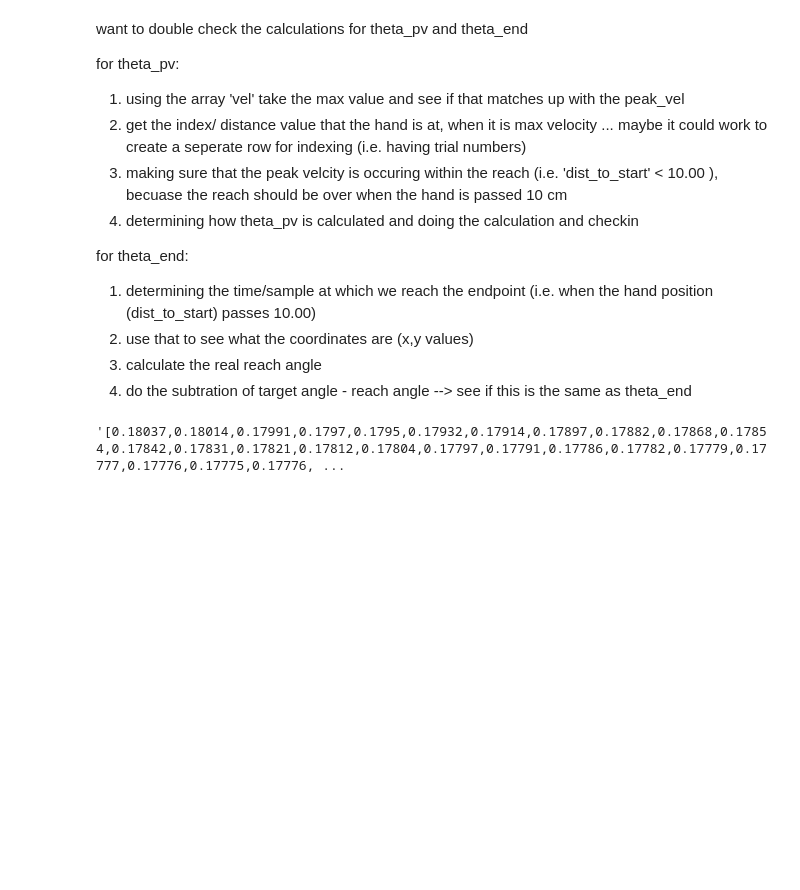
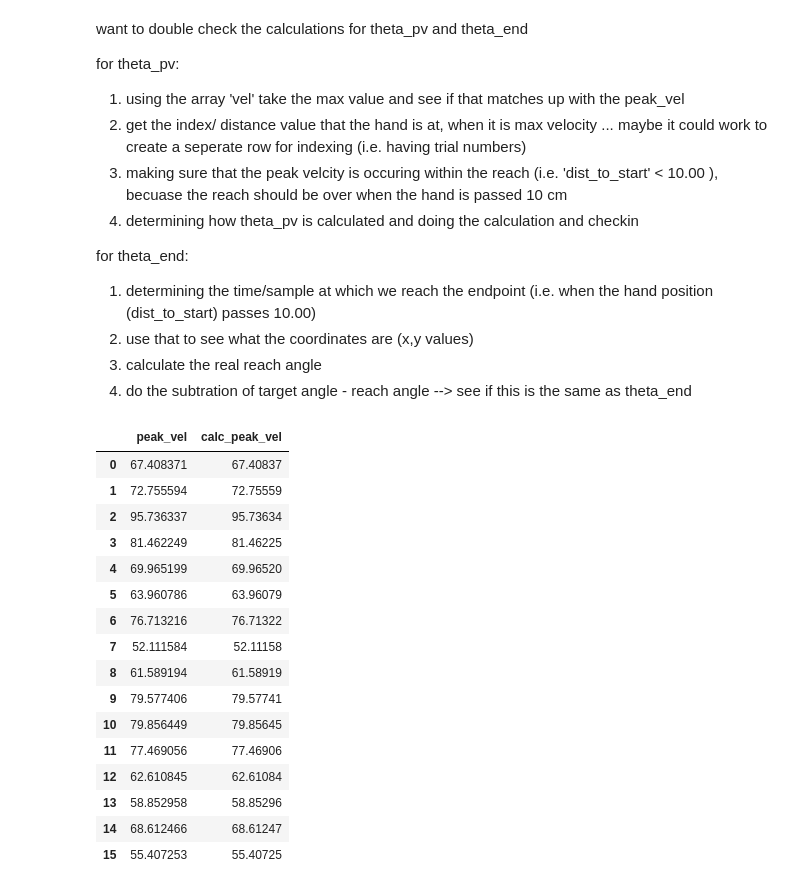
Before and after one commit to abbysun4/UDLR_study, a Jupyter notebook: UDLR_ver1/check_angle_calc/analysis_check_angle_calc.ipynb, the cells around one changed output. Saved outputs shown, nothing was run; the diff lists cells and outputs as text; code cells hidden in the pictures; blank space fills up the shorter version.

```diff
--- a/UDLR_ver1/check_angle_calc/analysis_check_angle_calc.ipynb
+++ b/UDLR_ver1/check_angle_calc/analysis_check_angle_calc.ipynb
@@ -31,9 +50,11 @@ for theta_end:
 3. calculate the real reach angle
 4. do the subtration of target angle - reach angle --> see if this is the same as theta_end
 # %%
-trial_1 = df['dist_to_start'][0]
-trial_1
+## convert everything to numpy arrayys
 
-## the sample going from 9.9885 --> 10.0536 is what we are looking for !!
+array_cols = ['vel', 'x', 'y', 'dist_to_start']
+
+for col in array_cols:
+    df[col] = df[col].apply(
+        lambda x: np.array(ast.literal_eval(x))
+    )
-# %% [output]
-'[0.18037,0.18014,0.17991,0.1797,0.1795,0.17932,0.17914,0.17897,0.17882,0.17868,0.17854,0.17842,0.17831,0.17821,0.17812,0.17804,0.17797,0.17791,0.17786,0.17782,0.17779,0.17777,0.17776,0.17775,0.17776, ...
@@ -41,0 +61,23 @@ trial_1
+# %%
+## Find maximum velocity from vel --> equals peak_vel
+
+df['calc_peak_vel'] = df['vel'].apply(np.max)
+df[['peak_vel', 'calc_peak_vel']]
+# %% [output]
+|  | peak_vel | calc_peak_vel |
+| 0 | 67.408371 | 67.40837 |
+| 1 | 72.755594 | 72.75559 |
+| 2 | 95.736337 | 95.73634 |
+| 3 | 81.462249 | 81.46225 |
+| 4 | 69.965199 | 69.96520 |
+| 5 | 63.960786 | 63.96079 |
+| 6 | 76.713216 | 76.71322 |
+| 7 | 52.111584 | 52.11158 |
+| 8 | 61.589194 | 61.58919 |
+| 9 | 79.577406 | 79.57741 |
+| 10 | 79.856449 | 79.85645 |
+| 11 | 77.469056 | 77.46906 |
+| 12 | 62.610845 | 62.61084 |
+| 13 | 58.852958 | 58.85296 |
+| 14 | 68.612466 | 68.61247 |
+| 15 | 55.407253 | 55.40725 |
```
Also changed, not shown: parts of 4 cells of this notebook.
